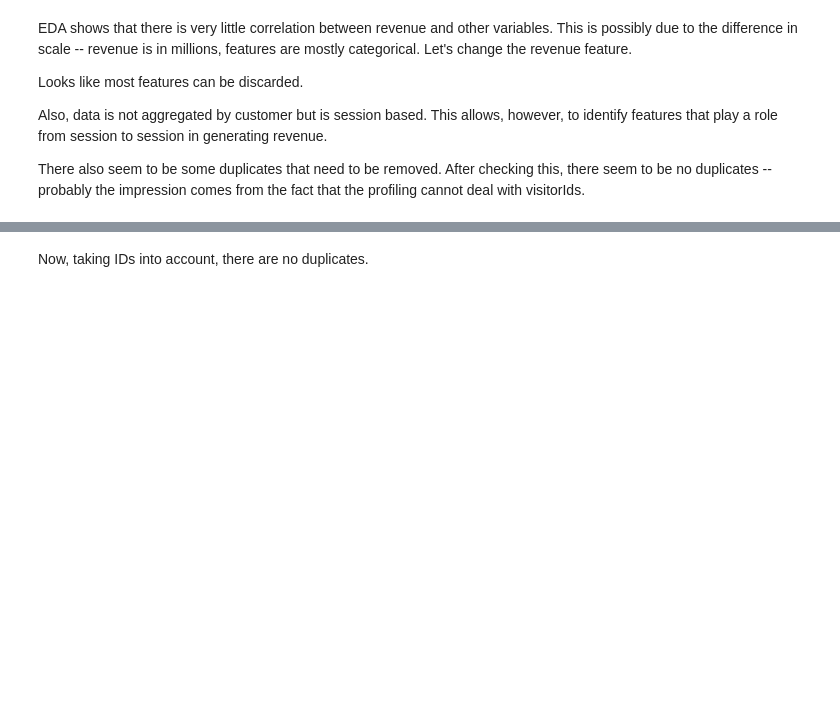
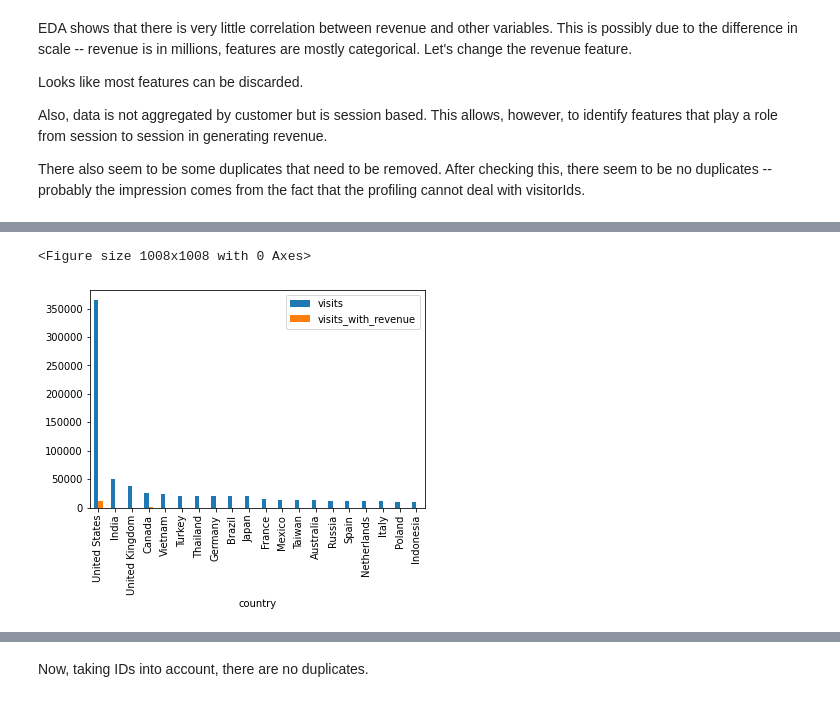
Before and after one commit to slawa-loev/GA_revenue_analytics, a Jupyter notebook: eda.ipynb, the cells around one changed output, grey strips where cells are left out. Cells and saved outputs as stored; diff of their text form; code cells hidden in the pictures; blank space fills up the shorter version.

```diff
--- a/eda.ipynb
+++ b/eda.ipynb
@@ -208,0 +301,8 @@ train_df_filter['revenue_generated'] = (train_df_filter['totals_transactionReven
+# %%
+visits_revenue_per_country.columns=['country','visits','visits_with_revenue', 'revenue_log']
+# %%
+plt.figure(figsize=(14, 14))
+visits_revenue_per_country.drop(columns='revenue_log').head(20).plot(x='country',kind="bar");
+# %% [output]
+<Figure size 1008x1008 with 0 Axes>
+[figure, added]
```
Also changed, not shown: parts of 24 cells of this notebook, 2 other files.
